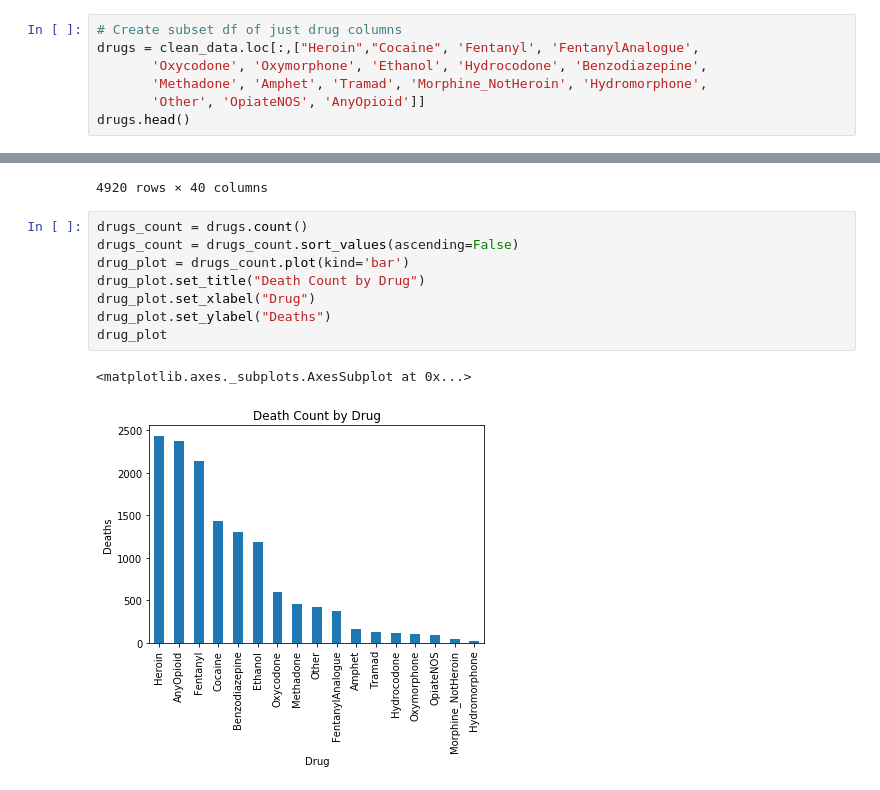
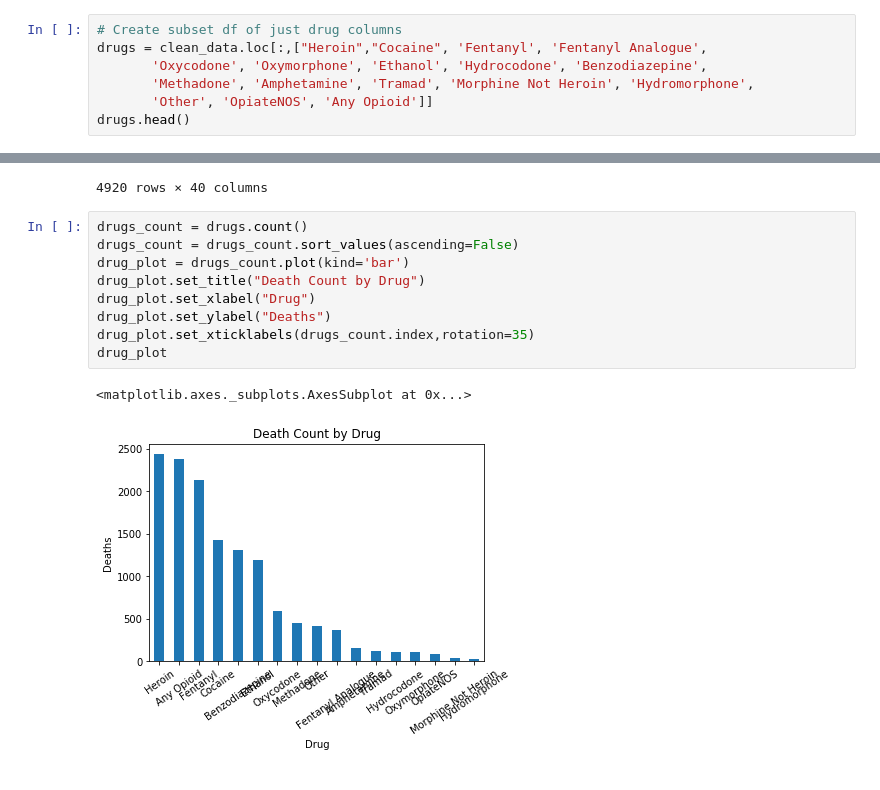
Before and after one commit to jlowy95/project-1, a Jupyter notebook: Josh Branch/joshwork.ipynb, the cells around one changed output, grey strips where cells are left out. Cells and saved outputs as stored; diff of their text form.

```diff
--- a/Josh Branch/joshwork.ipynb
+++ b/Josh Branch/joshwork.ipynb
@@ -27,9 +27,9 @@ Index(['Unnamed: 0', 'ID', 'Date', 'DateType', 'Age', 'Sex', 'Race',
       dtype='object')
 # %%
 # Create subset df of just drug columns
-drugs = clean_data.loc[:,["Heroin","Cocaine", 'Fentanyl', 'FentanylAnalogue',
+drugs = clean_data.loc[:,["Heroin","Cocaine", 'Fentanyl', 'Fentanyl Analogue',
        'Oxycodone', 'Oxymorphone', 'Ethanol', 'Hydrocodone', 'Benzodiazepine',
-       'Methadone', 'Amphet', 'Tramad', 'Morphine_NotHeroin', 'Hydromorphone',
-       'Other', 'OpiateNOS', 'AnyOpioid']]
+       'Methadone', 'Amphetamine', 'Tramad', 'Morphine Not Heroin', 'Hydromorphone',
+       'Other', 'OpiateNOS', 'Any Opioid']]
 drugs.head()
 # %% [output]
@@ -66,11 +66,12 @@ clean_data
 # %%
 drugs_count = drugs.count()
 drugs_count = drugs_count.sort_values(ascending=False)
 drug_plot = drugs_count.plot(kind='bar')
 drug_plot.set_title("Death Count by Drug")
 drug_plot.set_xlabel("Drug")
 drug_plot.set_ylabel("Deaths")
+drug_plot.set_xticklabels(drugs_count.index,rotation=35)
 drug_plot
 # %% [output]
 <matplotlib.axes._subplots.AxesSubplot at 0x...>
-[figure, old version]
+[figure, new version]
```
Also changed, not shown: parts of 2 cells of this notebook, 1 other file.
